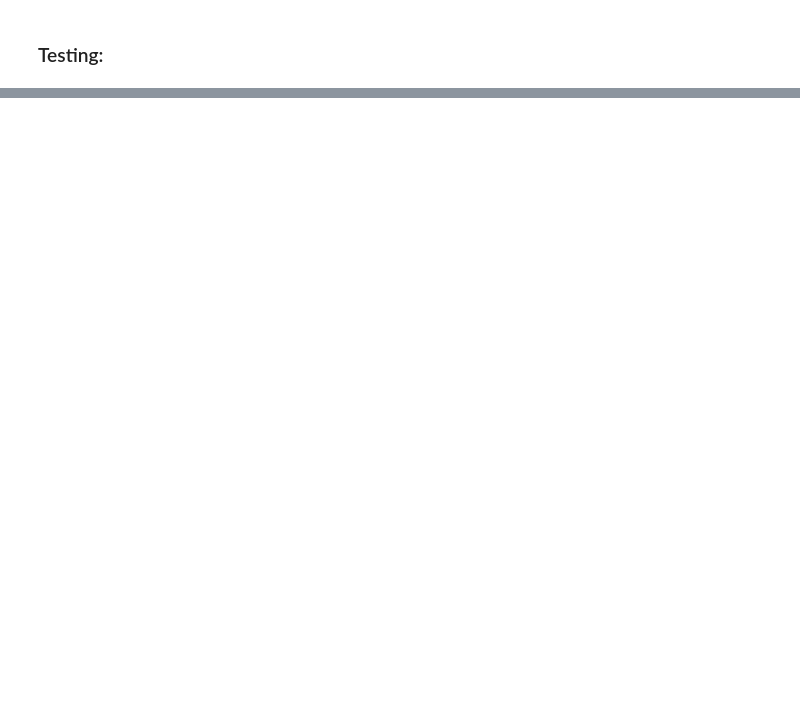
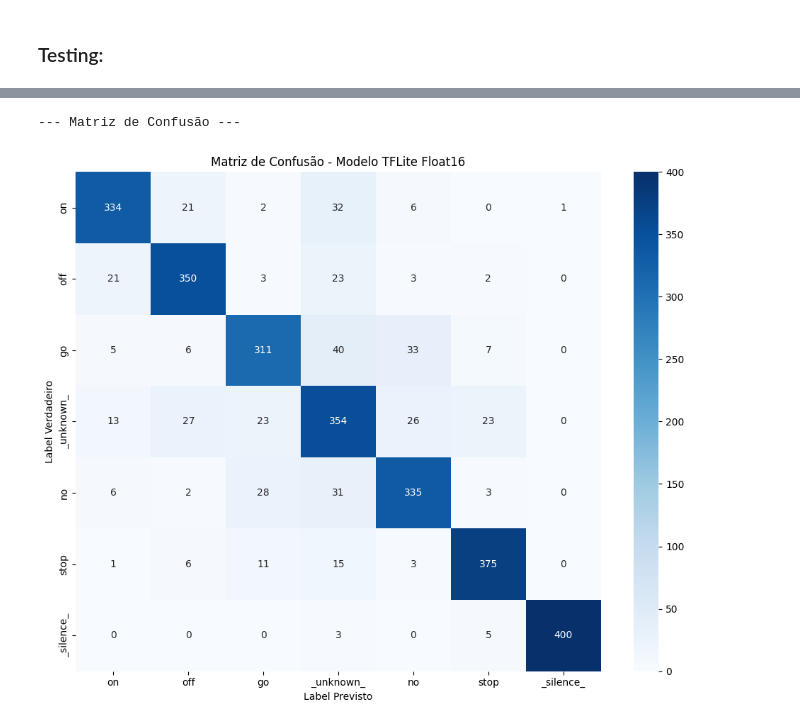
Before and after one commit to Roldao-Neto/KWS, a Jupyter notebook: notebooks/espectogram_model_dev.ipynb, the cells around one changed output, grey strips where cells are left out. Cells and saved outputs as stored; diff of their text form; code cells hidden in the pictures; blank space fills up the shorter version.

Commit message:
added the tflite models of the espectogram model & updated the espectogram notebook to generate and test them

```diff
--- a/notebooks/espectogram_model_dev.ipynb
+++ b/notebooks/espectogram_model_dev.ipynb
@@ -436,0 +664,9 @@ model_espectograma_aug.save("../models/model_espectograma_aug.keras")
+# %%
+print("\nIniciando conversão com quantização Float16...")
+converter.optimizations = [tf.lite.Optimize.DEFAULT]
+converter.target_spec.supported_types = [tf.float16]
+tflite_model_fp16 = converter.convert()
+
+with open("../models/model_espectograma_fp16.tflite", 'wb') as f:
+    f.write(tflite_model_fp16)
+print(f"Modelo com Float16 Quantization salvo em ../models/model_espectograma_fp16.tflite")
@@ -436,0 +705,6 @@ model_espectograma_aug.save("../models/model_espectograma_aug.keras")
+# %%
+TFLITE_MODEL_PATH = Path('../models/model_espectograma_fp16.tflite')
+# %%
+print(f"Carregando modelo TFLite de: {TFLITE_MODEL_PATH}")
+interpreter = tf.lite.Interpreter(model_path=str(TFLITE_MODEL_PATH))
+interpreter.allocate_tensors()
@@ -436,0 +713,9 @@ model_espectograma_aug.save("../models/model_espectograma_aug.keras")
+# %%
+input_details = interpreter.get_input_details()[0]
+output_details = interpreter.get_output_details()[0]
+
+print("\n--- Detalhes do Modelo TFLite ---")
+print(f"Entrada (Shape): {input_details['shape']}")
+print(f"Entrada (Tipo): {input_details['dtype']}") # Deve ser float32
+print(f"Saída (Shape): {output_details['shape']}")
+print(f"Saída (Tipo): {output_details['dtype']}") # Deve ser float32
@@ -436,0 +796,22 @@ model_espectograma_aug.save("../models/model_espectograma_aug.keras")
+# %%
+print("\n--- Matriz de Confusão ---")
+cm = confusion_matrix(y_true, y_pred)
+
+plt.figure(figsize=(10, 8))
+sns.heatmap(
+    cm,
+    annot=True,
+    fmt='d',
+    cmap='Blues',
+    xticklabels=CLASS_NAMES,
+    yticklabels=CLASS_NAMES
+)
+
+plt.title('Matriz de Confusão - Modelo TFLite Float16')
+plt.ylabel('Label Verdadeiro')
+plt.xlabel('Label Previsto')
+plt.tight_layout()
+plt.show()
+# %% [output]
+--- Matriz de Confusão ---
+[figure, added]
```
Also changed, not shown: parts of 28 cells of this notebook, 2 other files.
